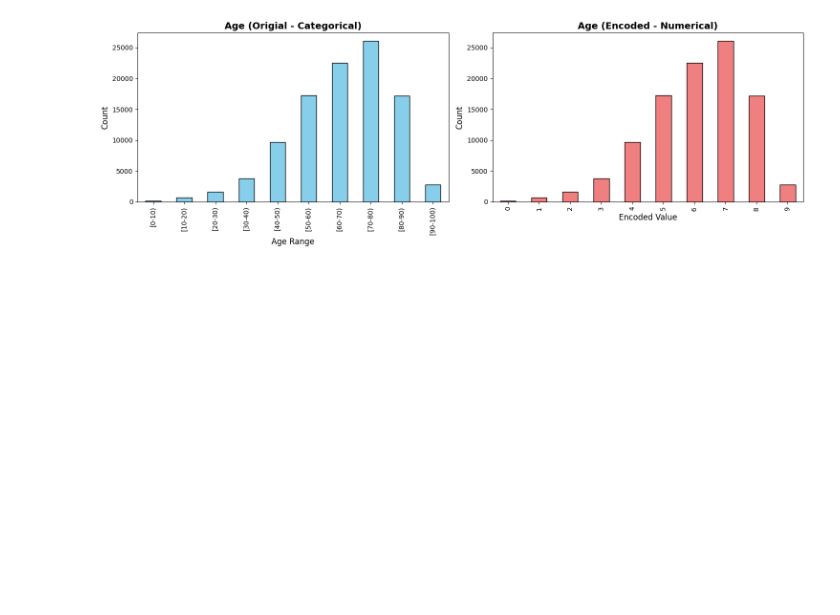
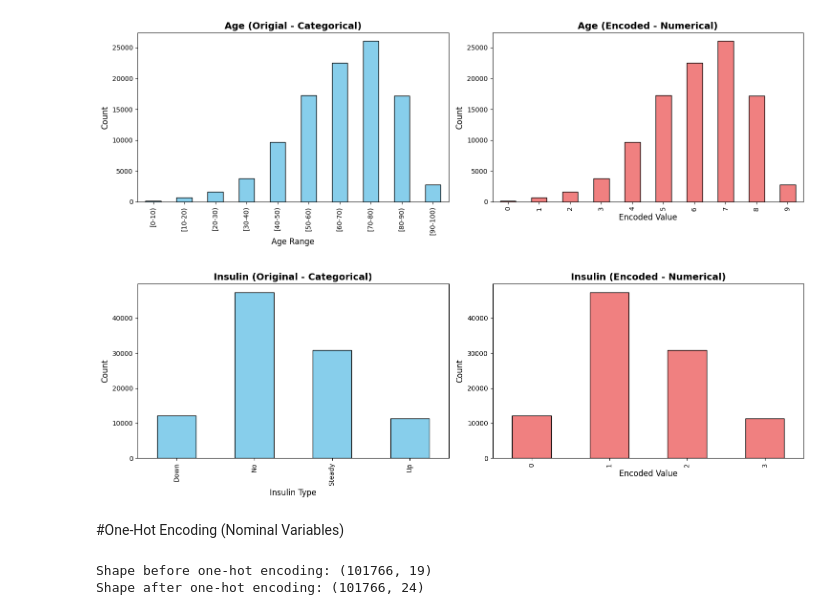
Before and after one commit to EduardoYaguar/act1_2p_si_eda_2_25_yaguar, a Jupyter notebook: act2_2p_si_tech_2_25_yaguar.ipynb, the cells around one changed output. Saved outputs shown, nothing was run; the diff lists cells and outputs as text; code cells hidden in the pictures; blank space fills up the shorter version.

Commit message:
Label encoding for 'insulin'. Hot encoding for 'race', 'gender', 'change', 'diabetesMed'

```diff
--- a/act2_2p_si_tech_2_25_yaguar.ipynb
+++ b/act2_2p_si_tech_2_25_yaguar.ipynb
@@ -68,7 +68,27 @@ columns_to_drop = [
     'diag_2',
     'diag_3',
     'A1Cresult',
-    'max_glu_serum'
+    'max_glu_serum',
+    'metformin',
+    'repaglinide',
+    'nateglinide',
+    'chlorpropamide',
+    'glimepiride',
+    'acetohexamide',
+    'glipizide',
+    'glyburide',
+    'tolbutamide',
+    'pioglitazone',
+    'rosiglitazone',
+    'acarbose',
+    'miglitol',
+    'troglitazone',
+    'tolazamide',
+    'glyburide-metformin',
+    'glipizide-metformin',
+    'glimepiride-pioglitazone',
+    'metformin-rosiglitazone',
+    'metformin-pioglitazone'
 ]
 df_model = df_model.drop(columns=columns_to_drop)
 df_model.shape
@@ -86,8 +106,7 @@ Target (y): (101766,)
 # Label Encoding (Ordinal Variables)
 # %%
 X_encoded = X.copy()
-le_age = LabelEncoder()
-X_encoded['age_encoded'] = le_age.fit_transform(X['age'])
+X_encoded['age_encoded'] = LabelEncoder().fit_transform(X['age'])
 X_encoded = X_encoded.drop('age', axis = 1)
 # %%
 fig, axes = plt.subplots(1, 2, figsize=(15, 5))
@@ -106,3 +125,33 @@ plt.tight_layout()
 plt.show()
 # %% [output]
 [figure]
+# %%
+X_encoded['insulin_encoded'] = LabelEncoder().fit_transform(X['insulin'])
+X_encoded = X_encoded.drop('insulin', axis = 1)
+# %%
+fig, axes = plt.subplots(1, 2, figsize = (15,5))
+X['insulin'].value_counts().sort_index().plot(kind = 'bar', ax = axes[0], color = 'skyblue', edgecolor = 'black')
+axes[0].set_title('Insulin (Original - Categorical)', fontsize = 14, fontweight = 'bold')
+axes[0].set_xlabel('Insulin Type', fontsize = 12)
+axes[0].set_ylabel('Count', fontsize = 12)
+
+X_encoded['insulin_encoded'].value_counts().sort_index().plot(kind = 'bar', ax = axes[1], color = 'lightcoral', edgecolor = 'black')
+axes[1].set_title('Insulin (Encoded - Numerical)', fontsize = 14, fontweight = 'bold')
+axes[1].set_xlabel('Encoded Value', fontsize = 12)
+axes[1].set_ylabel('Count', fontsize = 12)
+
+plt.tight_layout()
+plt.show()
+# %% [output]
+[figure, added]
+# %% [markdown]
+#One-Hot Encoding (Nominal Variables)
+# %%
+nominal_cols = ['race', 'gender', 'change', 'diabetesMed']
+X_onehot = pd.get_dummies(X_encoded, columns= nominal_cols, drop_first = True, prefix = nominal_cols)
+
+print(f'Shape before one-hot encoding: {X_encoded.shape}')
+print(f'Shape after one-hot encoding: {X_onehot.shape}')
+# %% [output]
+Shape before one-hot encoding: (101766, 19)
+Shape after one-hot encoding: (101766, 24)
```
Also changed, not shown: parts of 5 cells of this notebook.
